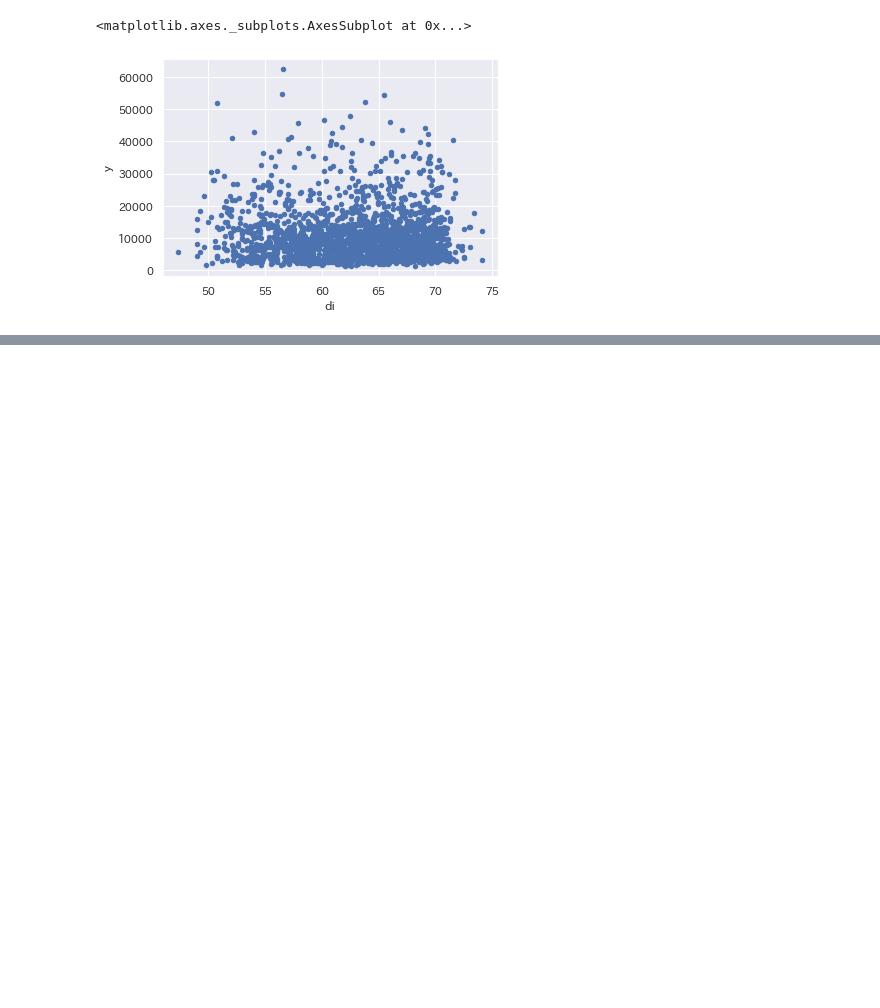
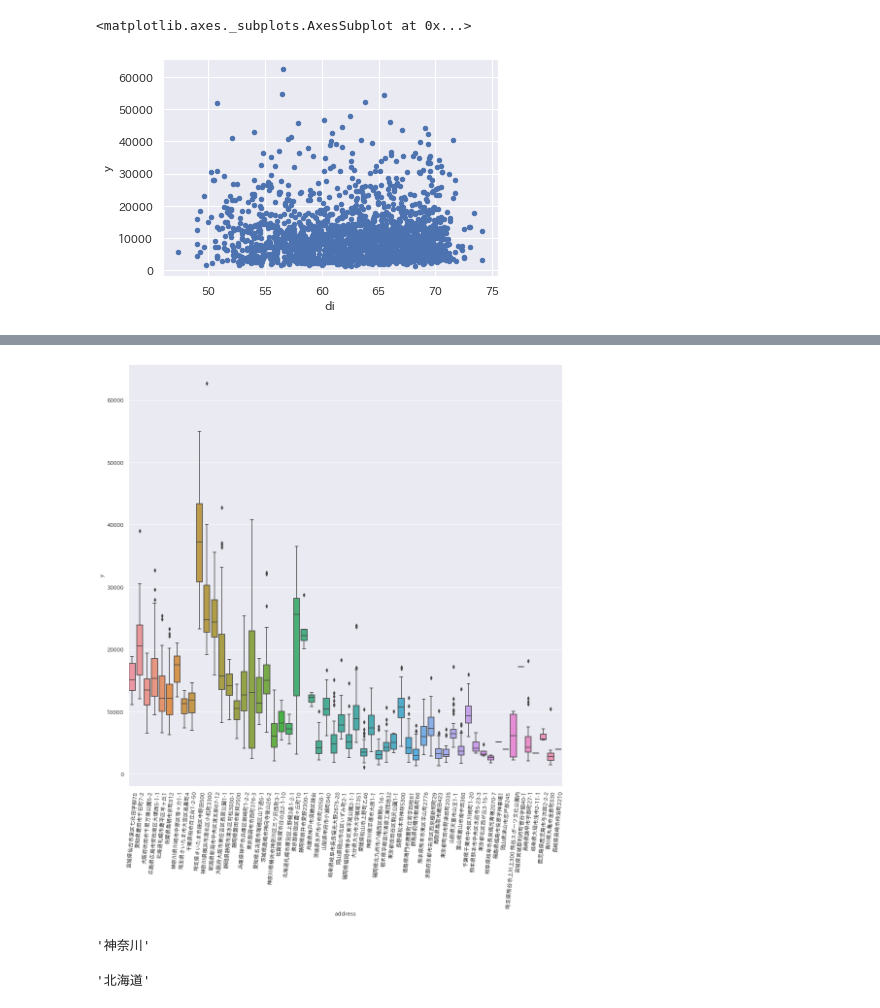
Before and after one commit to ju-ki/signate_practice, a Jupyter notebook: football_forecasting/Signate_quest.ipynb, the cells around one changed output, grey strips where cells are left out. Saved outputs shown, nothing was run; the diff lists cells and outputs as text; code cells hidden in the pictures; blank space fills up the shorter version.

```diff
--- a/football_forecasting/Signate_quest.ipynb
+++ b/football_forecasting/Signate_quest.ipynb
@@ -348,0 +384,7 @@ plt.show()
+# %%
+plt.figure(figsize=(16, 16))
+sns.boxplot(data=train, x="address", y="y")
+plt.xticks(rotation=85)
+plt.show()
+# %% [output]
+[figure, added]
@@ -348,0 +397,4 @@ plt.show()
+# %%
+t[:t.find("県")]
+# %% [output]
+'神奈川'
@@ -348,0 +411,5 @@ plt.show()
+# %%
+a = get_prefecture("北海道")
+a
+# %% [output]
+'北海道'
```
Also changed, not shown: parts of 37 cells of this notebook.
